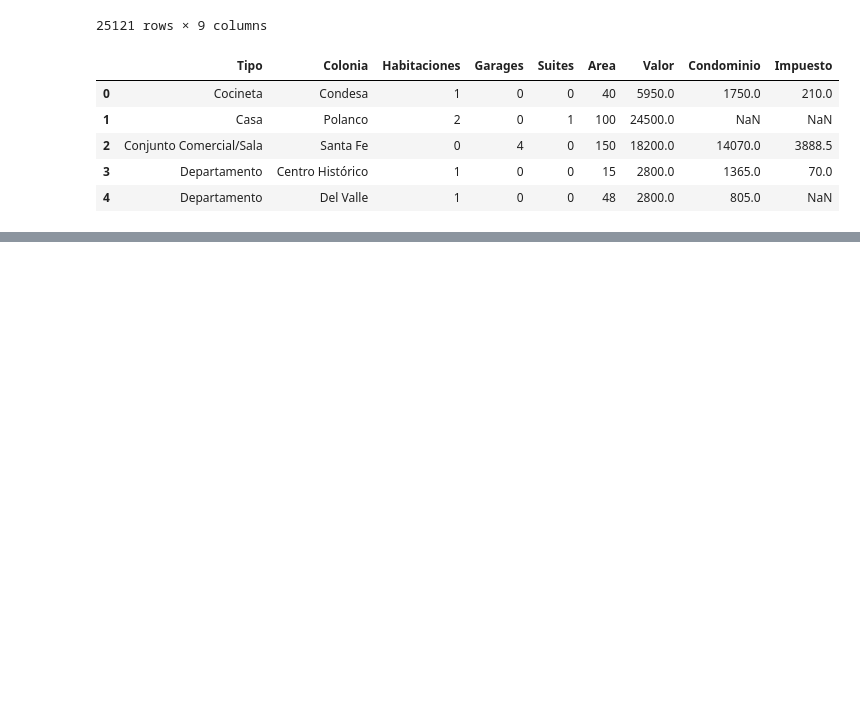
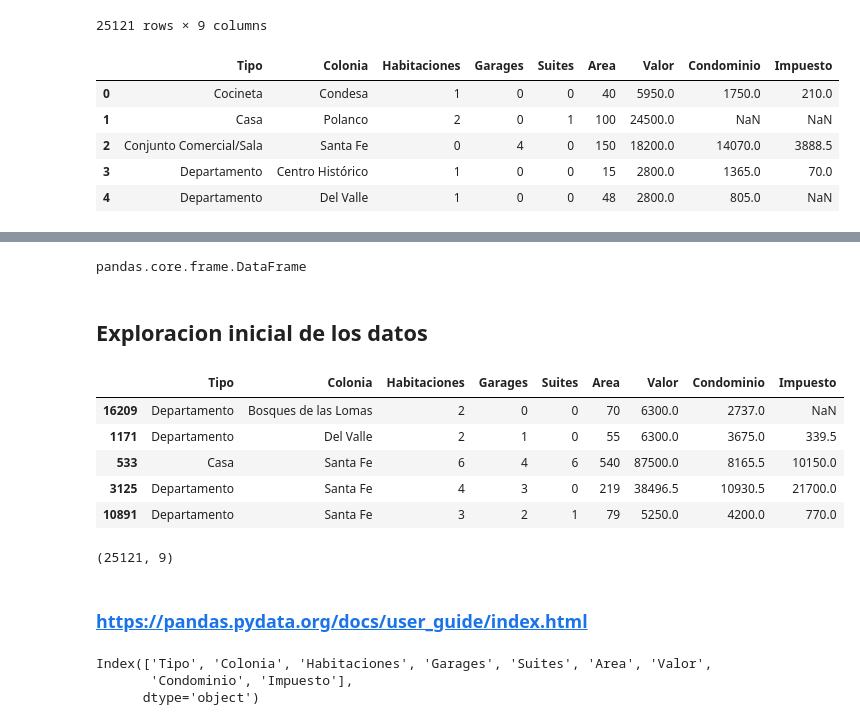
Before and after one commit to mg253a/PANDAS-conociendo-la-biblioteca, a Jupyter notebook: inmuebles_cdmx.ipynb, the cells around one changed output, grey strips where cells are left out. Drawn from its saved outputs; the diff is of its cells as text; code cells hidden in the pictures; blank space fills up the shorter version.

```diff
--- a/inmuebles_cdmx.ipynb
+++ b/inmuebles_cdmx.ipynb
@@ -105,0 +106,27 @@ datos.sample(10)
+# %%
+type(datos)
+# %% [output]
+pandas.core.frame.DataFrame
+# %% [markdown]
+## **Exploracion inicial de los datos**
+# %%
+datos.sample(5)
+# %% [output]
+|  | Tipo | Colonia | Habitaciones | Garages | Suites | Area | Valor | Condominio | Impuesto |
+| 16209 | Departamento | Bosques de las Lomas | 2 | 0 | 0 | 70 | 6300.0 | 2737.0 | NaN |
+| 1171 | Departamento | Del Valle | 2 | 1 | 0 | 55 | 6300.0 | 3675.0 | 339.5 |
+| 533 | Casa | Santa Fe | 6 | 4 | 6 | 540 | 87500.0 | 8165.5 | 10150.0 |
+| 3125 | Departamento | Santa Fe | 4 | 3 | 0 | 219 | 38496.5 | 10930.5 | 21700.0 |
+| 10891 | Departamento | Santa Fe | 3 | 2 | 1 | 79 | 5250.0 | 4200.0 | 770.0 |
+# %%
+datos.shape
+# %% [output]
+(25121, 9)
+# %% [markdown]
+### https://pandas.pydata.org/docs/user_guide/index.html
+# %%
+datos.columns
+# %% [output]
+Index(['Tipo', 'Colonia', 'Habitaciones', 'Garages', 'Suites', 'Area', 'Valor',
+       'Condominio', 'Impuesto'],
+      dtype='object')
```
Also changed, not shown: parts of 4 cells of this notebook.
